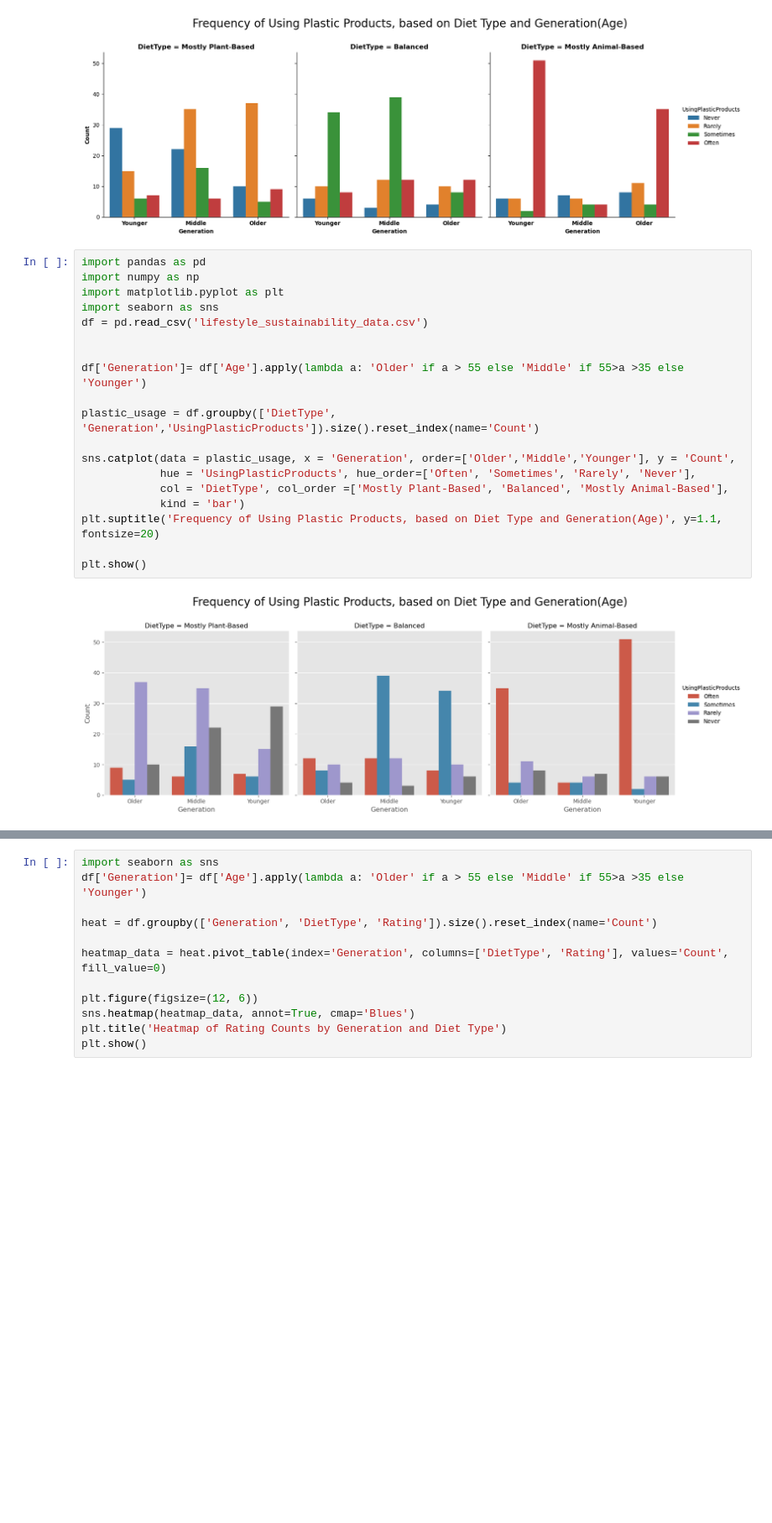
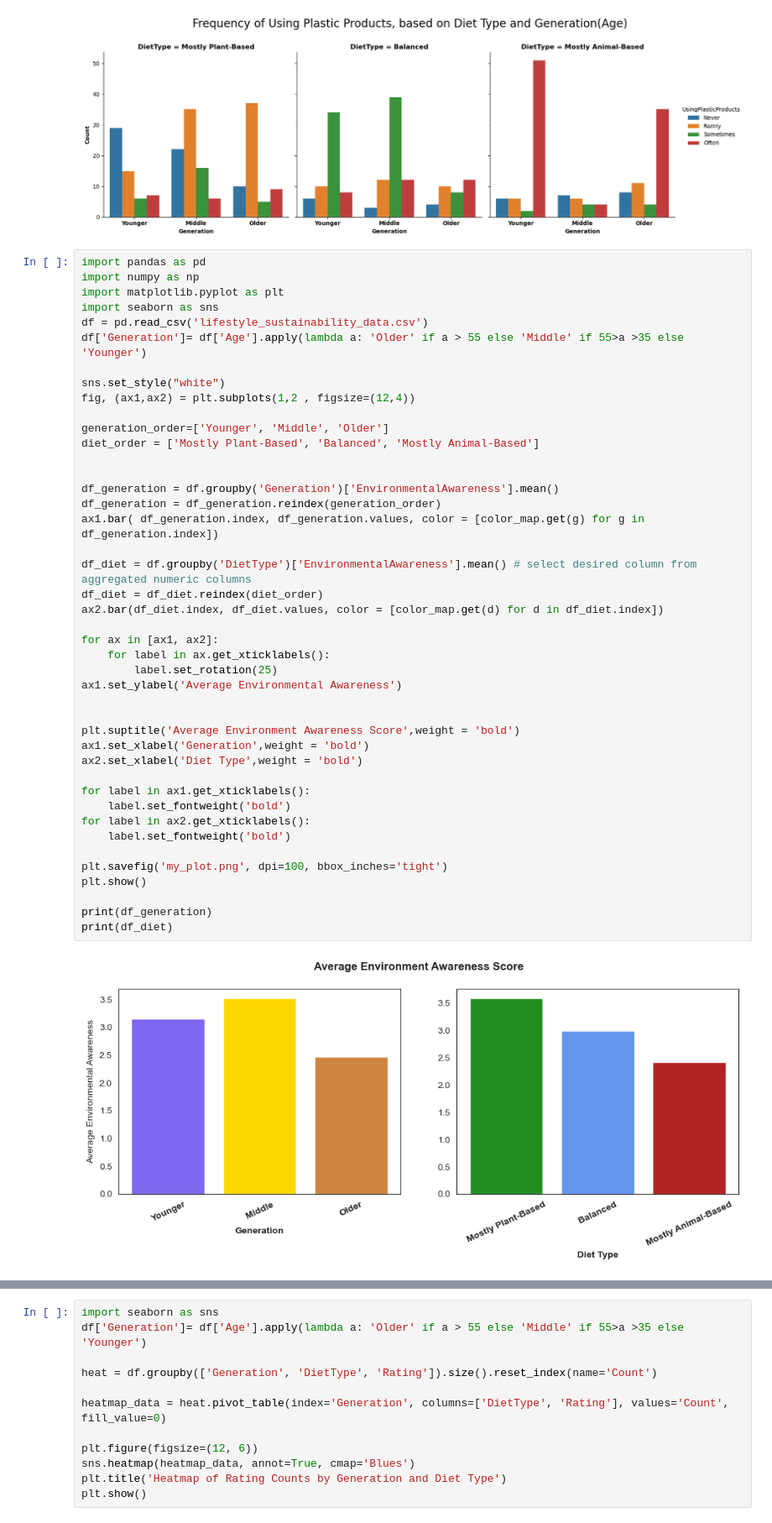
Before and after one commit to benmanzano/Data-Analysis-with-Python, a Jupyter notebook: PythonProject.ipynb, the cells around one changed output, grey strips where cells are left out. Shown at 84% size. Cells and saved outputs as stored; diff of their text form; blank space fills up the shorter version.

Commit message:
Add Average environmental awareness plots

```diff
--- a/PythonProject.ipynb
+++ b/PythonProject.ipynb
@@ -632,24 +632,48 @@ plt.savefig('catplot_bigbarplot_generation_diettype_plasticuse.png', dpi=100, bb
 plt.show()
 # %% [output]
 [figure]
-# %%
-import pandas as pd
-import numpy as np
-import matplotlib.pyplot as plt
-import seaborn as sns
-df = pd.read_csv('lifestyle_sustainability_data.csv')
-
-
-df['Generation']= df['Age'].apply(lambda a: 'Older' if a > 55 else 'Middle' if 55>a >35 else 'Younger')
-
-plastic_usage = df.groupby(['DietType', 'Generation','UsingPlasticProducts']).size().reset_index(name='Count')
-
-sns.catplot(data = plastic_usage, x = 'Generation', order=['Older','Middle','Younger'], y = 'Count',
-            hue = 'UsingPlasticProducts', hue_order=['Often', 'Sometimes', 'Rarely', 'Never'],
-            col = 'DietType', col_order =['Mostly Plant-Based', 'Balanced', 'Mostly Animal-Based'],
-            kind = 'bar')
-plt.suptitle('Frequency of Using Plastic Products, based on Diet Type and Generation(Age)', y=1.1, fontsize=20)
-
-plt.show()
-# %% [output]
-[figure, removed]
+# %%
+import pandas as pd
+import numpy as np
+import matplotlib.pyplot as plt
+import seaborn as sns
+df = pd.read_csv('lifestyle_sustainability_data.csv')
+df['Generation']= df['Age'].apply(lambda a: 'Older' if a > 55 else 'Middle' if 55>a >35 else 'Younger')
+
+sns.set_style("white")
+fig, (ax1,ax2) = plt.subplots(1,2 , figsize=(12,4))
+
+generation_order=['Younger', 'Middle', 'Older']
+diet_order = ['Mostly Plant-Based', 'Balanced', 'Mostly Animal-Based']
+
+
+df_generation = df.groupby('Generation')['EnvironmentalAwareness'].mean()
+df_generation = df_generation.reindex(generation_order)
+ax1.bar( df_generation.index, df_generation.values, color = [color_map.get(g) for g in df_generation.index])
+
+df_diet = df.groupby('DietType')['EnvironmentalAwareness'].mean() # select desired column from aggregated numeric columns
+df_diet = df_diet.reindex(diet_order)
+ax2.bar(df_diet.index, df_diet.values, color = [color_map.get(d) for d in df_diet.index])
+
+for ax in [ax1, ax2]:
+    for label in ax.get_xticklabels():
+        label.set_rotation(25)
+ax1.set_ylabel('Average Environmental Awareness')
+
+
+plt.suptitle('Average Environment Awareness Score',weight = 'bold')
+ax1.set_xlabel('Generation',weight = 'bold')
+ax2.set_xlabel('Diet Type',weight = 'bold')
+
+for label in ax1.get_xticklabels():
+    label.set_fontweight('bold')
+for label in ax2.get_xticklabels():
+    label.set_fontweight('bold')
+
+plt.savefig('my_plot.png', dpi=100, bbox_inches='tight')
+plt.show()
+
+print(df_generation)
+print(df_diet)
+# %% [output]
+[figure, added]
```
Also changed, not shown: parts of 2 cells of this notebook.
